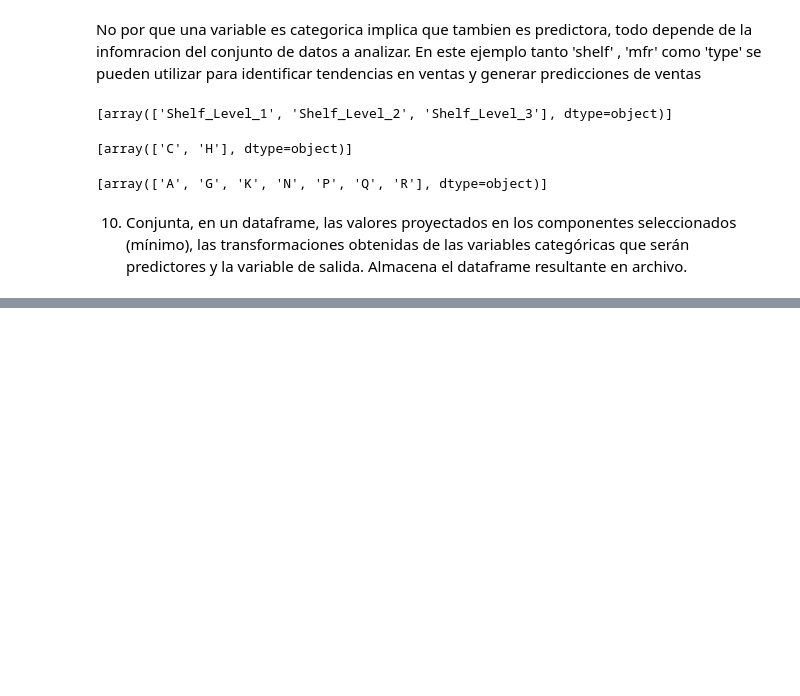
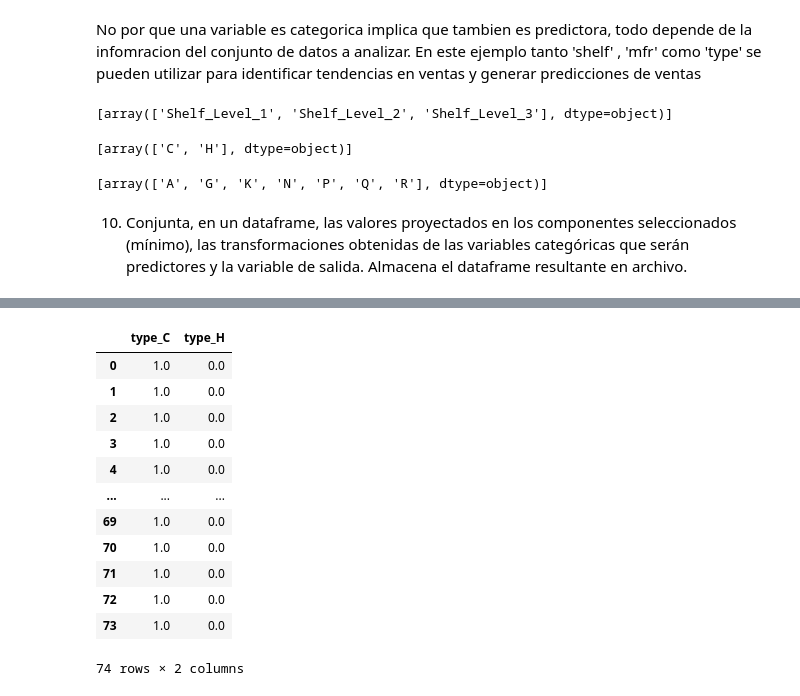
Before and after one commit to alexgarma/TC4029-ciencia-y-analitica-de-datos-equipo83, a Jupyter notebook: notebooks/Actividad7PCA_Equipo83.ipynb, the cells around one changed output, grey strips where cells are left out. Cells and saved outputs as stored; diff of their text form; code cells hidden in the pictures; blank space fills up the shorter version.

```diff
--- a/notebooks/Actividad7PCA_Equipo83.ipynb
+++ b/notebooks/Actividad7PCA_Equipo83.ipynb
@@ -647,9 +659,9 @@ ordinal_encoder.categories_
 [array(['Shelf_Level_1', 'Shelf_Level_2', 'Shelf_Level_3'], dtype=object)]
 # %%
 #Codificando type utilizando one hot encoding ya solo hay dos elementos (y ninguno es mas importante que el otro)
-one_hot_encoder = OneHotEncoder()
+one_hot_encoder = OneHotEncoder(sparse=False)
 type_predictor = cereals_df[['type']]
-type_encoded = one_hot_encoder.fit_transform(type_predictor)
+type_encoder = one_hot_encoder.fit_transform(type_predictor)
 one_hot_encoder.categories_
 # %% [output]
 [array(['C', 'H'], dtype=object)]
@@ -665,0 +698,20 @@ one_hot_encoder.categories_
+# %%
+type_output = pd.DataFrame(type_encoder,
+                         columns=one_hot_encoder.get_feature_names_out(),
+                         index=type_predictor.index)
+type_output.to_csv('type_output.csv', index=False)
+type_output
+# %% [output]
+|  | type_C | type_H |
+| 0 | 1.0 | 0.0 |
+| 1 | 1.0 | 0.0 |
+| 2 | 1.0 | 0.0 |
+| 3 | 1.0 | 0.0 |
+| 4 | 1.0 | 0.0 |
+| ... | ... | ... |
+| 69 | 1.0 | 0.0 |
+| 70 | 1.0 | 0.0 |
+| 71 | 1.0 | 0.0 |
+| 72 | 1.0 | 0.0 |
+| 73 | 1.0 | 0.0 |
+74 rows × 2 columns
```
Also changed, not shown: parts of 6 cells of this notebook.
